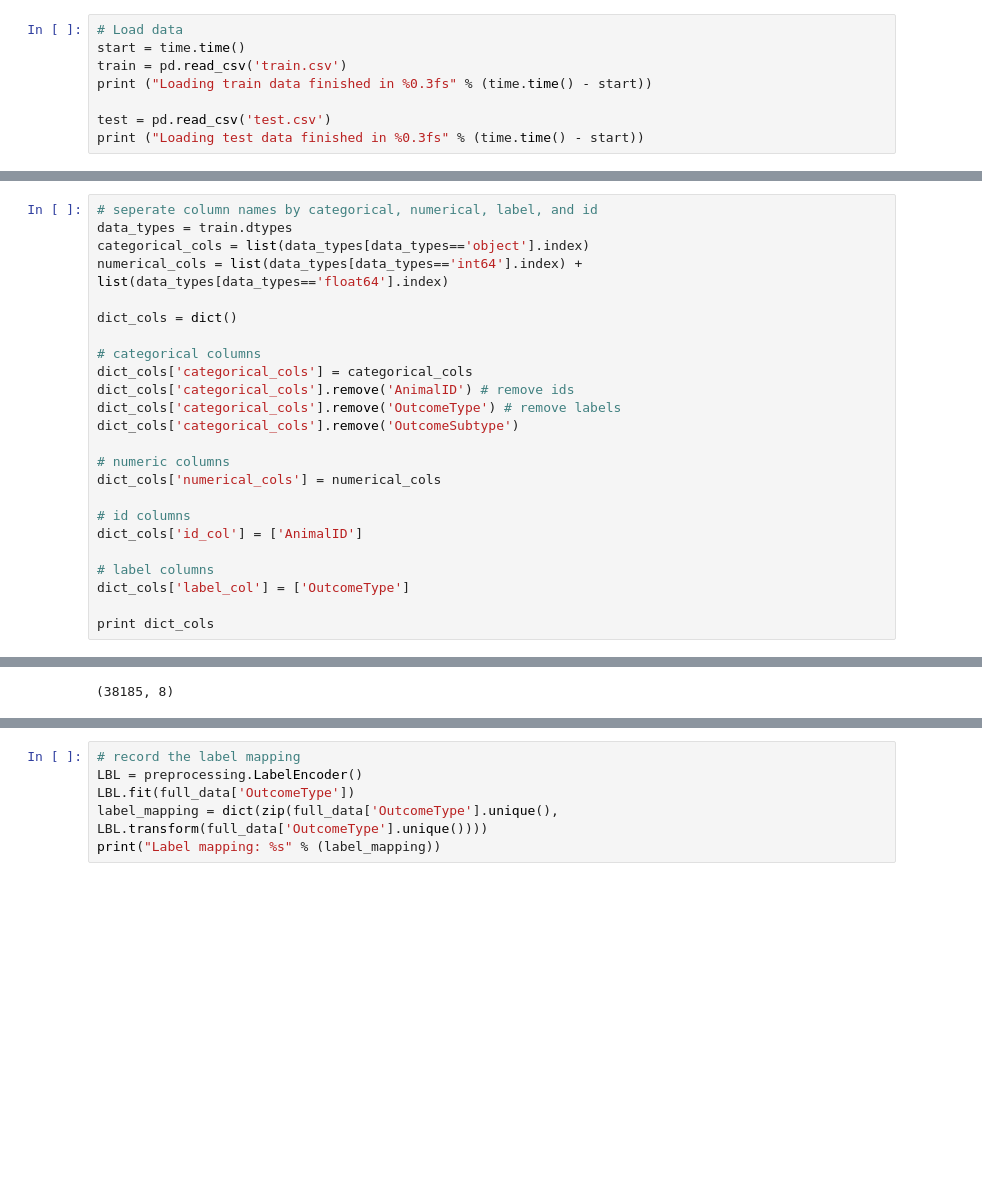
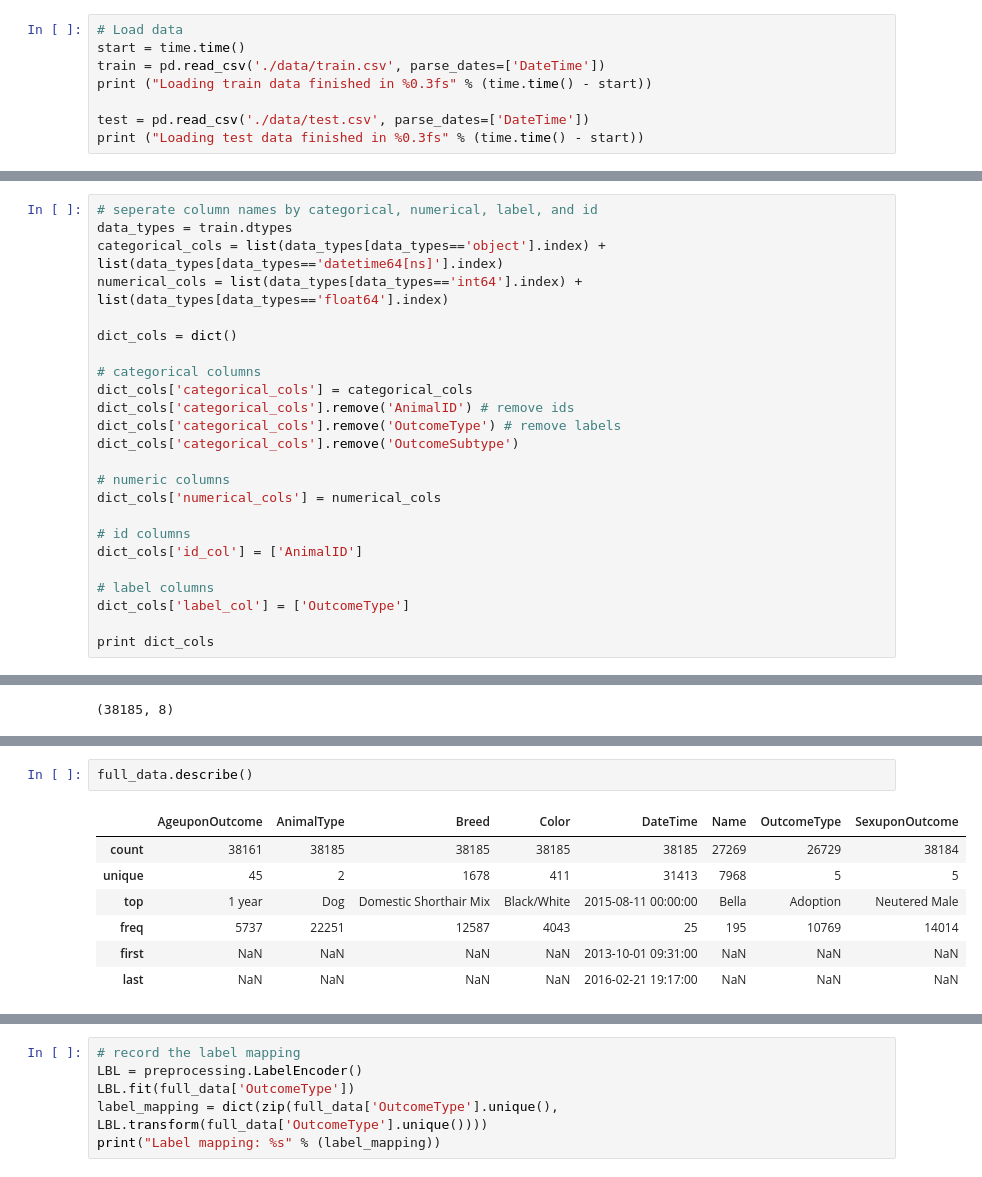
Before and after one commit to ibowen/kaggle, a Jupyter notebook: animalshelter/AnimalShelter_w1.ipynb, the cells around one changed output, grey strips where cells are left out. Cells and saved outputs as stored; diff of their text form; blank space fills up the shorter version.

```diff
--- a/animalshelter/AnimalShelter_w1.ipynb
+++ b/animalshelter/AnimalShelter_w1.ipynb
@@ -11,9 +14,9 @@ import numpy as np
 # %%
 # Load data
 start = time.time()
-train = pd.read_csv('train.csv')
+train = pd.read_csv('./data/train.csv', parse_dates=['DateTime'])
 print ("Loading train data finished in %0.3fs" % (time.time() - start))
 
-test = pd.read_csv('test.csv')
+test = pd.read_csv('./data/test.csv', parse_dates=['DateTime'])
 print ("Loading test data finished in %0.3fs" % (time.time() - start))
 # %% [output]
@@ -53,7 +56,7 @@ dtype: object
 # %%
 # seperate column names by categorical, numerical, label, and id
 data_types = train.dtypes
-categorical_cols = list(data_types[data_types=='object'].index)
+categorical_cols = list(data_types[data_types=='object'].index) + list(data_types[data_types=='datetime64[ns]'].index)
 numerical_cols = list(data_types[data_types=='int64'].index) + list(data_types[data_types=='float64'].index)
 
 dict_cols = dict()
@@ -99,0 +112,10 @@ full_data.shape
+# %%
+full_data.describe()
+# %% [output]
+|  | AgeuponOutcome | AnimalType | Breed | Color | DateTime | Name | OutcomeType | SexuponOutcome |
+| count | 38161 | 38185 | 38185 | 38185 | 38185 | 27269 | 26729 | 38184 |
+| unique | 45 | 2 | 1678 | 411 | 31413 | 7968 | 5 | 5 |
+| top | 1 year | Dog | Domestic Shorthair Mix | Black/White | 2015-08-11 00:00:00 | Bella | Adoption | Neutered Male |
+| freq | 5737 | 22251 | 12587 | 4043 | 25 | 195 | 10769 | 14014 |
+| first | NaN | NaN | NaN | NaN | 2013-10-01 09:31:00 | NaN | NaN | NaN |
+| last | NaN | NaN | NaN | NaN | 2016-02-21 19:17:00 | NaN | NaN | NaN |
```
Also changed, not shown: parts of 72 cells of this notebook, 1 other file.
